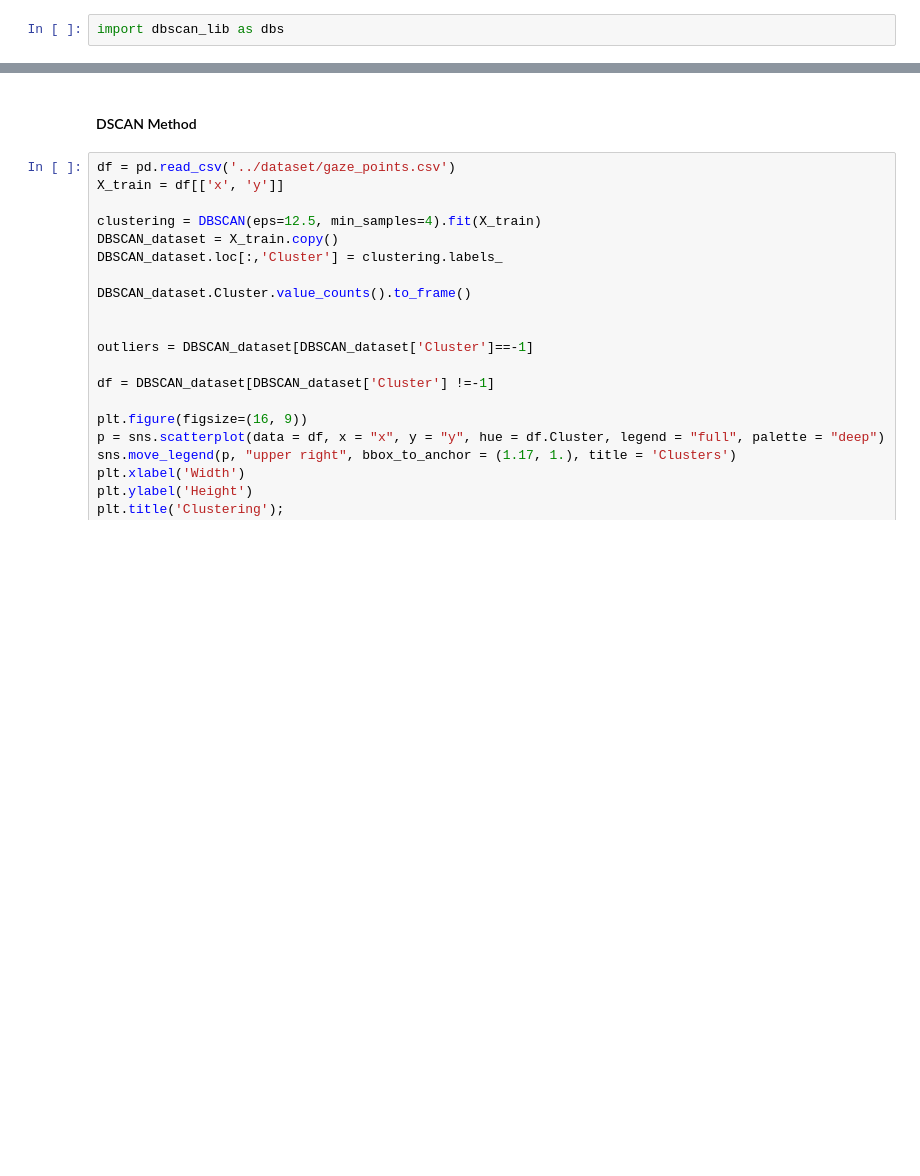
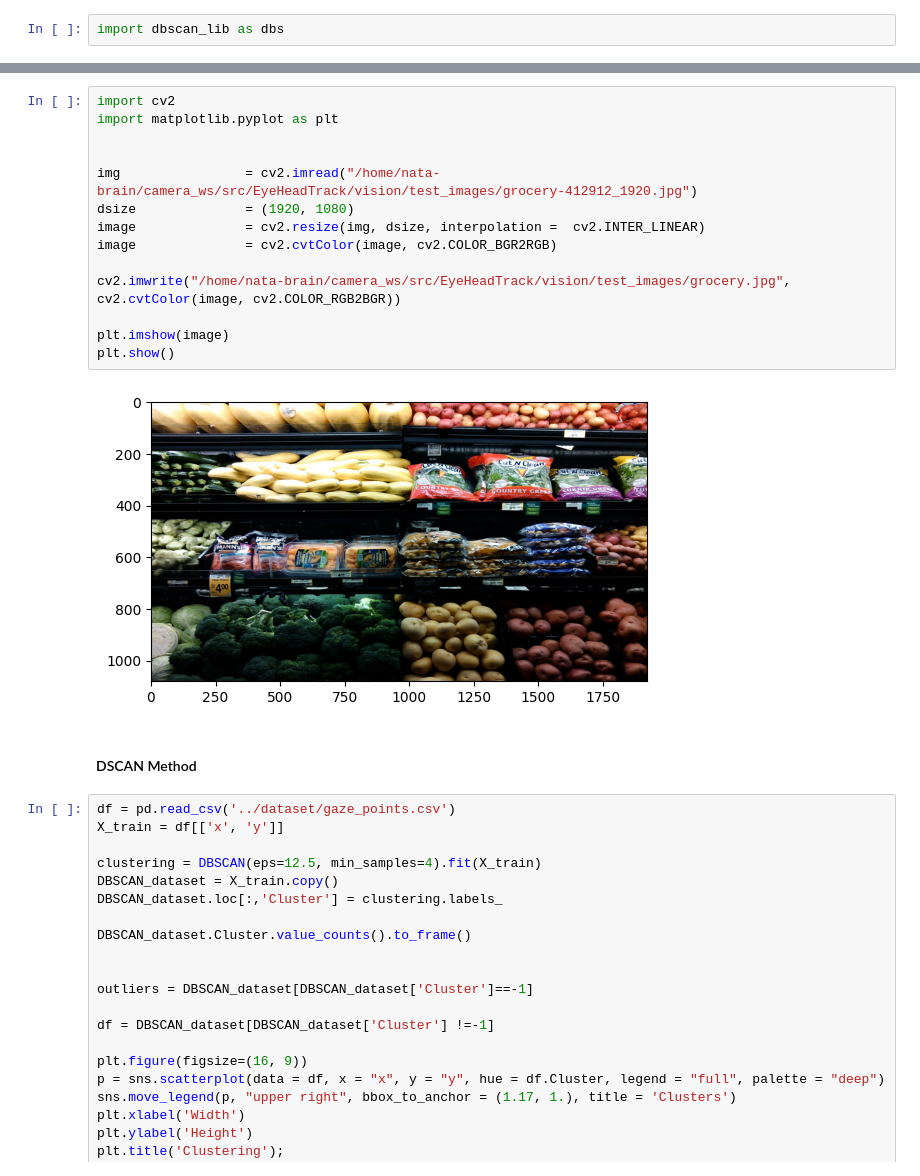
Before and after one commit to brain-facens/EyeHeadTrack, a Jupyter notebook: vision/scripts/dbscan.ipynb, the cells around one changed output, grey strips where cells are left out. Saved outputs shown, nothing was run; the diff lists cells and outputs as text; blank space fills up the shorter version.

Commit message:
Overlay images processing

```diff
--- a/vision/scripts/dbscan.ipynb
+++ b/vision/scripts/dbscan.ipynb
@@ -10,3 +11,19 @@ obj.run()
+# %%
+import cv2
+import matplotlib.pyplot as plt
+
+
+img                = cv2.imread("/home/nata-brain/camera_ws/src/EyeHeadTrack/vision/test_images/grocery-412912_1920.jpg")
+dsize              = (1920, 1080)
+image              = cv2.resize(img, dsize, interpolation =  cv2.INTER_LINEAR)
+image              = cv2.cvtColor(image, cv2.COLOR_BGR2RGB)
+
+cv2.imwrite("/home/nata-brain/camera_ws/src/EyeHeadTrack/vision/test_images/grocery.jpg", cv2.cvtColor(image, cv2.COLOR_RGB2BGR))
+
+plt.imshow(image)
+plt.show()
+# %% [output]
+[figure, added]
 # %% [markdown]
 #### DSCAN Method
 # %%
```
Also changed, not shown: parts of 1 cell of this notebook, 11 other files.
